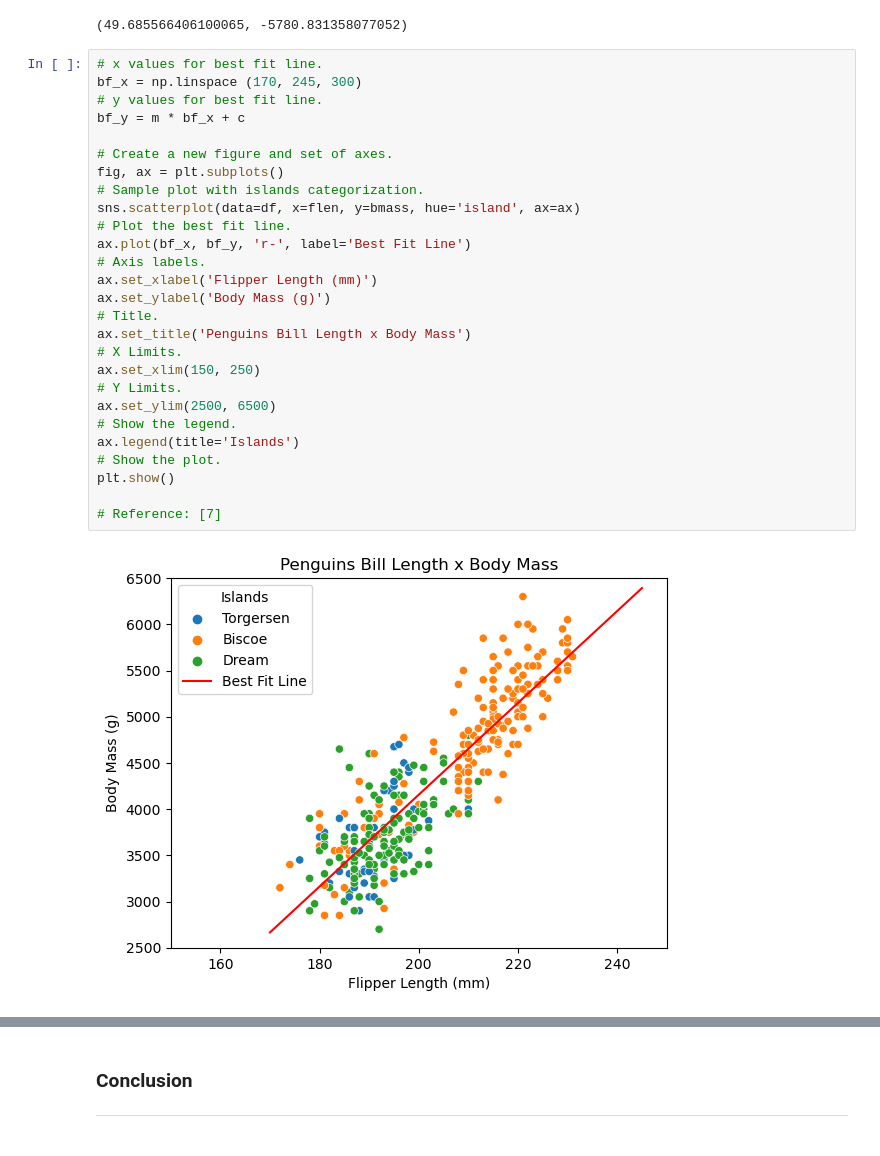
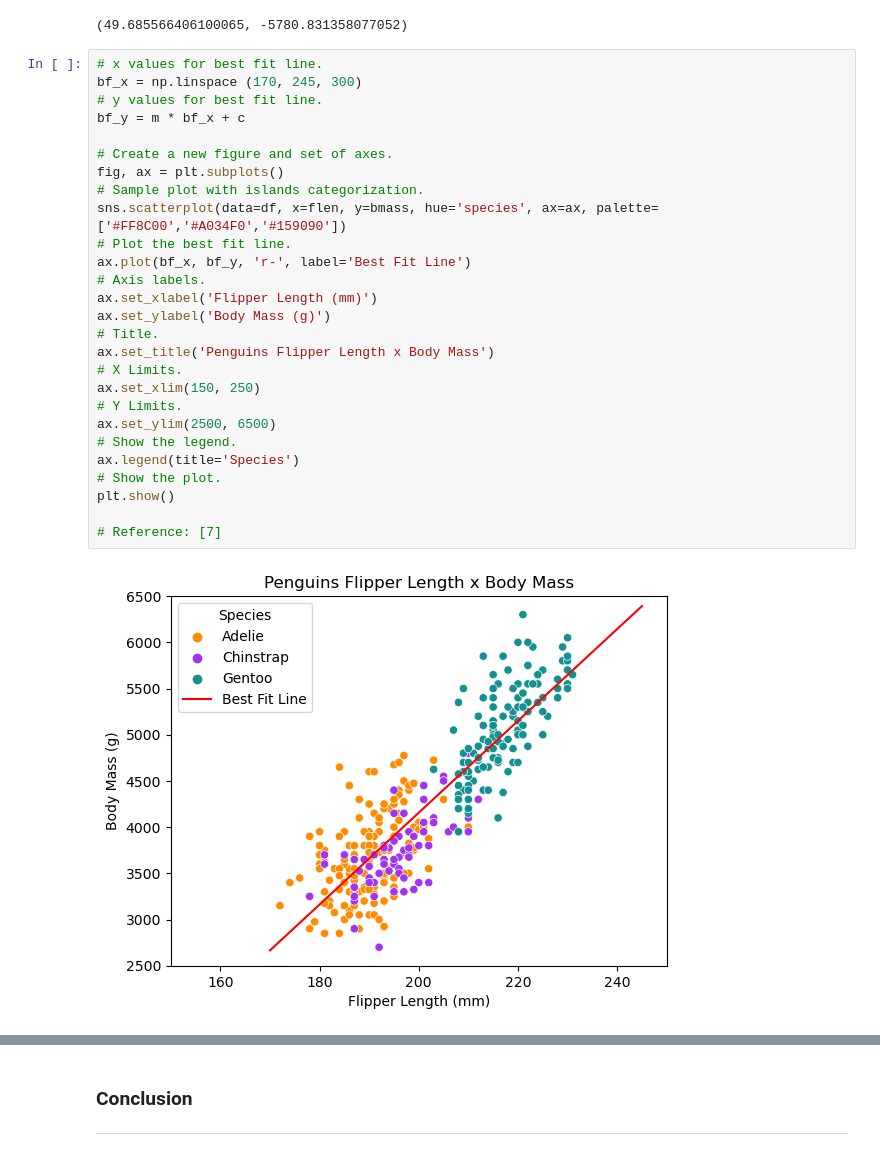
Before and after one commit to RodrigoDMU/MyWorkPDA-Project, a Jupyter notebook: penguins.ipynb, the cells around one changed output, grey strips where cells are left out. Drawn from its saved outputs; the diff is of its cells as text.

```diff
--- a/penguins.ipynb
+++ b/penguins.ipynb
@@ -354,29 +354,29 @@ m, c
 # %%
 # x values for best fit line.
 bf_x = np.linspace (170, 245, 300)
 # y values for best fit line.
 bf_y = m * bf_x + c
 
 # Create a new figure and set of axes.
 fig, ax = plt.subplots()
 # Sample plot with islands categorization.
-sns.scatterplot(data=df, x=flen, y=bmass, hue='island', ax=ax)
+sns.scatterplot(data=df, x=flen, y=bmass, hue='species', ax=ax, palette=['#FF8C00','#A034F0','#159090'])
 # Plot the best fit line.
 ax.plot(bf_x, bf_y, 'r-', label='Best Fit Line')
 # Axis labels.
 ax.set_xlabel('Flipper Length (mm)')
 ax.set_ylabel('Body Mass (g)')
 # Title.
-ax.set_title('Penguins Bill Length x Body Mass')
+ax.set_title('Penguins Flipper Length x Body Mass')
 # X Limits.
 ax.set_xlim(150, 250)
 # Y Limits.
 ax.set_ylim(2500, 6500)
 # Show the legend.
-ax.legend(title='Islands')
+ax.legend(title='Species')
 # Show the plot.
 plt.show()
 
 # Reference: [7]
 # %% [output]
-[figure, old version]
+[figure, new version]
```
Also changed, not shown: parts of 4 cells of this notebook.
